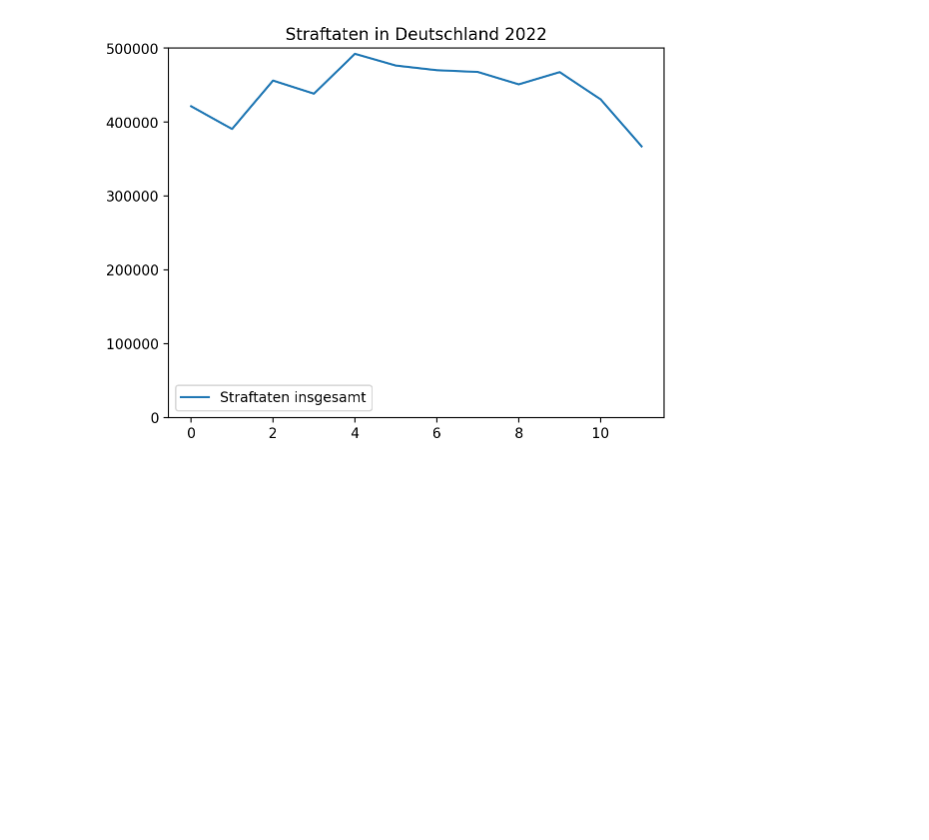
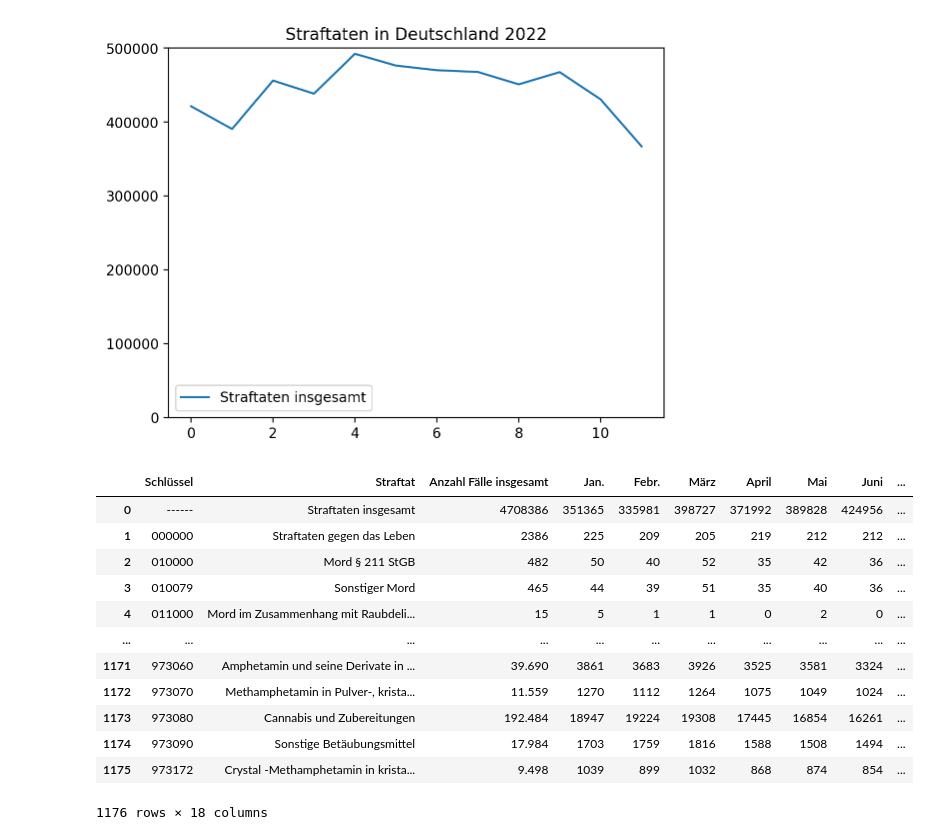
Before and after one commit to LukaslWeber/DataLit-Crime-Project, a Jupyter notebook: exploraton.ipynb, the cells around one changed output. Saved outputs shown, nothing was run; the diff lists cells and outputs as text; code cells hidden in the pictures; blank space fills up the shorter version.

```diff
--- a/exploraton.ipynb
+++ b/exploraton.ipynb
@@ -149,3 +166,61 @@ total
 | 10 | Nov. | 430650 |
 | 11 | Dez. | 367035 |
 [figure]
+# %%
+from torch.utils.data import Dataset
+class DataLoader(Dataset):
+    def __init__(self,root_dir):
+        self.root_dir = root_dir
+
+    def __len__(self):
+        return len(os.listdir(self.root_dir))
+
+    def __getitem__(self,year:int = 2022):
+        db = {}
+        ypath = os.path.join(self.root_dir,str(year))
+        for file in os.listdir(ypath):
+            fpath = os.path.join(ypath,file)
+            # load different types of tables
+            if 'BU-F-08' in file:
+                df = pd.read_excel(fpath,skiprows=4,thousands=',',decimal='.')
+                df.columns.values[3:15] = df.iloc[0,3:15]
+                db['BU-F-08'] = df.drop([0,1]).reset_index(drop=True)
+            if 'BU-F-01' in file:
+                df = pd.read_excel(R_BU_T01_F,skiprows=3,thousands=',',decimal='.')
+                df = df.rename(columns={'erfasste Fälle davon:\nVersuche':'erfasste Fälle davon: Anzahl Versuche',
+                        'Unnamed: 5':'erfasste Fälle davon: Versuche in %',
+                        'Tatortverteilung':'Tatortverteilung: bis unter 20.000 Einwohner',
+                        'Unnamed: 7':'Tatortverteilung: 20.000 bis unter 100.000',
+                        'Unnamed: 8':'Tatortverteilung: 100.000 bis unter 500.000',
+                        'Unnamed: 9':'Tatortveteilung: 500.000 und mehr',
+                        'Unnamed: 10':'Tatortverteilung: unbekannt',
+                        'mit Schusswaffe':'mit Schusswaffe: gedroht',
+                        'Unnamed: 12':'mit Schusswaffe: geschossen',
+                        'Aufklärung':'Aufklärung: Anzahl Fälle',
+                        'Unnamed: 14':'Aufklärung: in % (AQ)',
+                        'Tatverdächtige':'Tatverdächtige: insgesamt',
+                        'Unnamed: 16':'Tatverdächtige: männlich',
+                        'Unnamed: 17':'Tatverdächtige: weiblich',
+                        'Nichtdeutsche Tatverdächtige':'Nichtdeutsche Tatverdächtige: Anzahl',
+                        'Unnamed: 19':'Nichtdeutsche Tatverdächtige: Anteil an TV insg. in %'})
+                db['BU-F-01'] = df.drop(range(4)).reset_index(drop=True)
+            if 'LA-F-01' in file:
+                ...
+        return db
+# %%
+data = DataLoader('Datasets/PKS/')
+data[2021]['BU-F-08'] # error for 2022 due to different file structure
+# %% [output]
+|  | Schlüssel | Straftat | Anzahl Fälle insgesamt | Jan. | Febr. | März | April | Mai | Juni | ... |
+| 0 | ------ | Straftaten insgesamt | 4708386 | 351365 | 335981 | 398727 | 371992 | 389828 | 424956 | ... |
+| 1 | 000000 | Straftaten gegen das Leben | 2386 | 225 | 209 | 205 | 219 | 212 | 212 | ... |
+| 2 | 010000 | Mord § 211 StGB | 482 | 50 | 40 | 52 | 35 | 42 | 36 | ... |
+| 3 | 010079 | Sonstiger Mord | 465 | 44 | 39 | 51 | 35 | 40 | 36 | ... |
+| 4 | 011000 | Mord im Zusammenhang mit Raubdeli... | 15 | 5 | 1 | 1 | 0 | 2 | 0 | ... |
+| ... | ... | ... | ... | ... | ... | ... | ... | ... | ... | ... |
+| 1171 | 973060 | Amphetamin und seine Derivate in ... | 39.690 | 3861 | 3683 | 3926 | 3525 | 3581 | 3324 | ... |
+| 1172 | 973070 | Methamphetamin in Pulver-, krista... | 11.559 | 1270 | 1112 | 1264 | 1075 | 1049 | 1024 | ... |
+| 1173 | 973080 | Cannabis und Zubereitungen | 192.484 | 18947 | 19224 | 19308 | 17445 | 16854 | 16261 | ... |
+| 1174 | 973090 | Sonstige Betäubungsmittel | 17.984 | 1703 | 1759 | 1816 | 1588 | 1508 | 1494 | ... |
+| 1175 | 973172 | Crystal -Methamphetamin in krista... | 9.498 | 1039 | 899 | 1032 | 868 | 874 | 854 | ... |
+1176 rows × 18 columns
```
Also changed, not shown: parts of 2 cells of this notebook.
